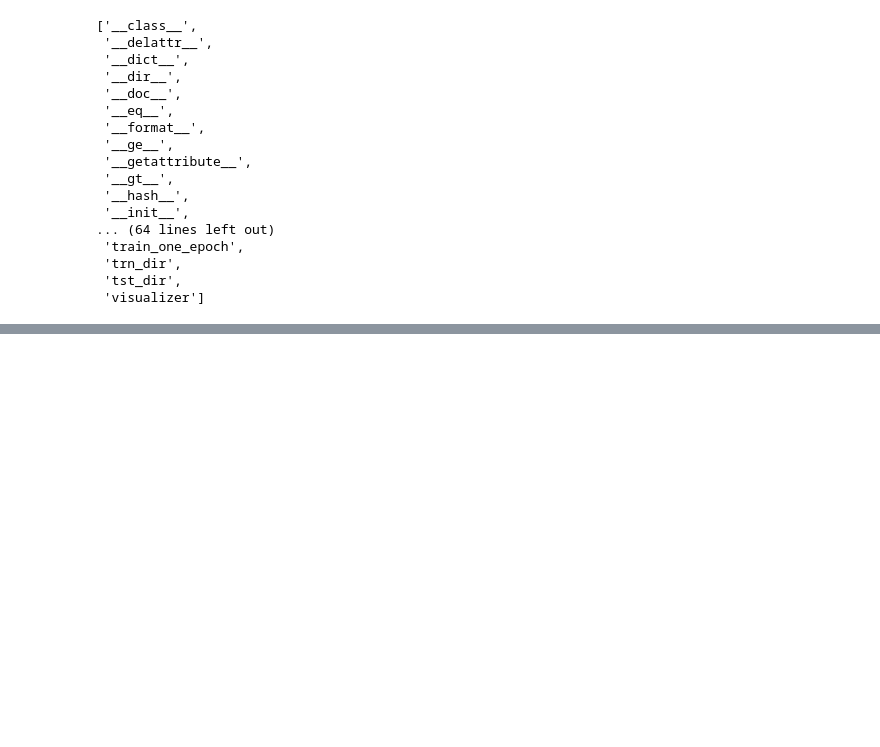
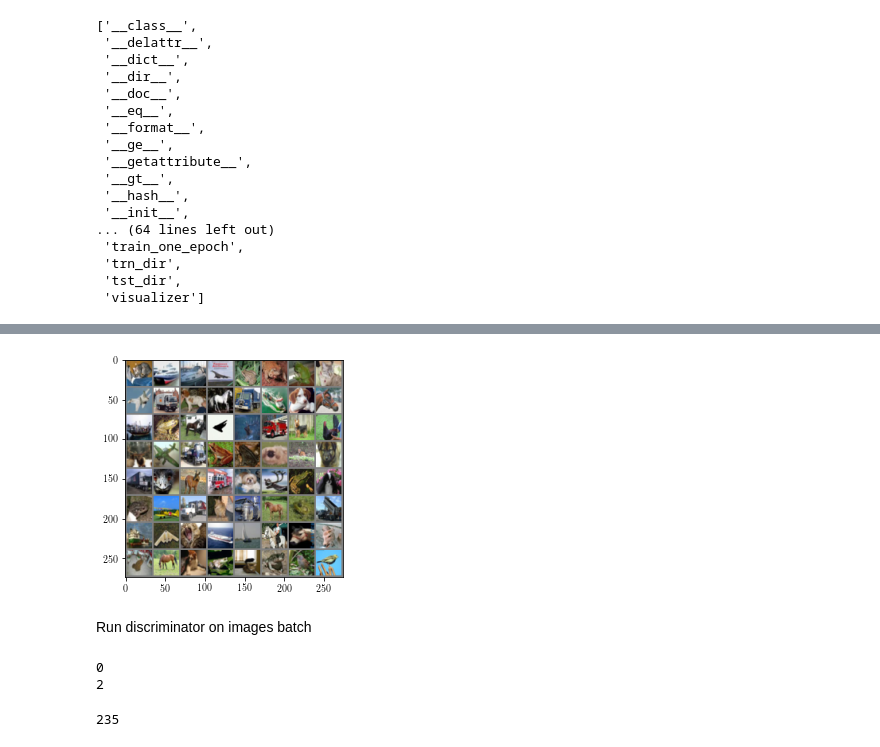
Before and after one commit to manmeet3/Brain-Tumor-Anomaly-Detection-and-Segmentation, a Jupyter notebook: wip_colabs/ad/Test-Ganomaly.ipynb, the cells around one changed output, grey strips where cells are left out. Cells and saved outputs as stored; diff of their text form; code cells hidden in the pictures; blank space fills up the shorter version.

```diff
--- a/wip_colabs/ad/Test-Ganomaly.ipynb
+++ b/wip_colabs/ad/Test-Ganomaly.ipynb
@@ -88,7 +105,7 @@ class Option:
         self.display_server = "http://localhost"
         self.display_port = 8097
         self.display_id = 0
-        self.display = True
+        self.display = False
         self.outf = './pyt_ganomaly_output'
         self.manualseed = -1
         self.abnormal_class = 'car'
@@ -302,0 +344,41 @@ TypeError: plot_performance() missing 3 required positional arguments: 'epoch',
+# %%
+import torch
+import torchvision
+import torchvision.transforms as transforms
+
+import matplotlib.pyplot as plt
+import numpy as np
+
+# functions to show an image
+
+
+def imshow(img):
+    img = img / 2 + 0.5     # unnormalize
+    npimg = img.numpy()
+    plt.imshow(np.transpose(npimg, (1, 2, 0)))
+    plt.show()
+
+
+# get some random training images
+dataiter = iter(dataloader['test'])
+images, labels = dataiter.next()
+
+# show images
+imshow(torchvision.utils.make_grid(images))
+# %% [output]
+[figure, added]
+# %% [markdown]
+Run discriminator on images batch
+# %%
+# This enumerator is from the model generator test function https://github.com/samet-akcay/ganomaly/blob/master/lib/model.py line 208
+for i, data in enumerate(dataloader['test'], 0):
+  print(i)
+  print(len(data))
+  break
+# %% [output]
+0
+2
+# %%
+len(dataloader['test'])
+# %% [output]
+235
```
Also changed, not shown: parts of 15 cells of this notebook.
